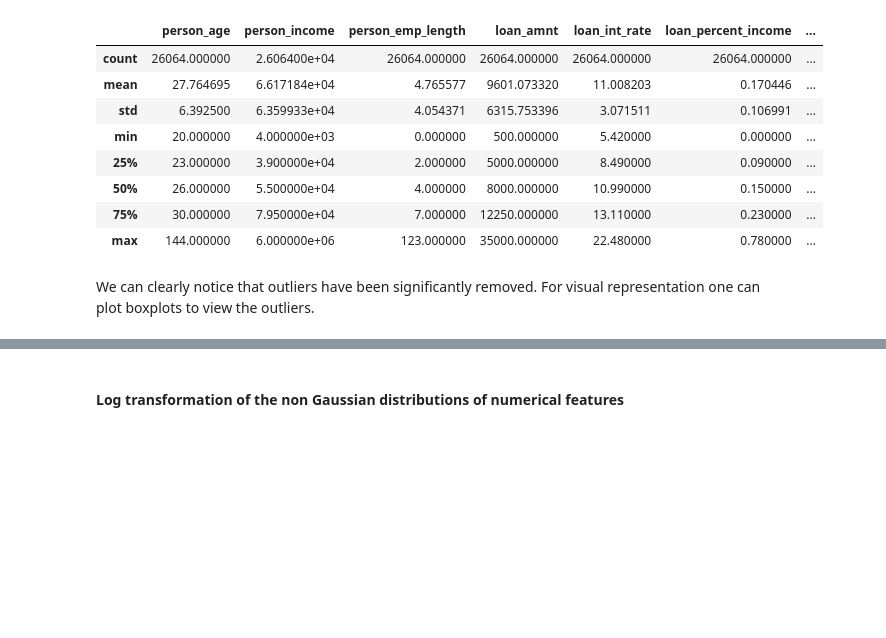
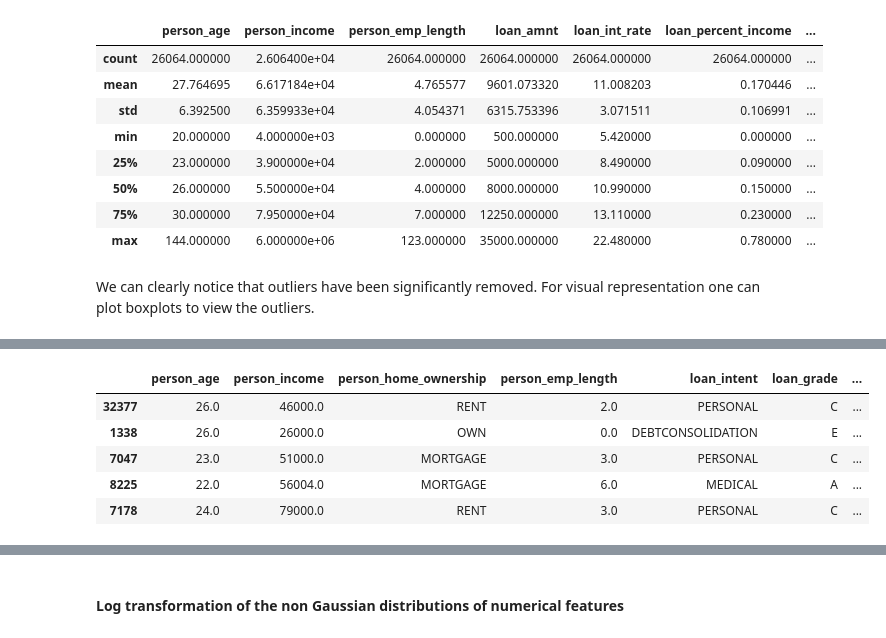
Before and after one commit to Prithvi2310/Loan-Approval-Prediction, a Jupyter notebook: ipynb files/Feature-Engineering.ipynb, the cells around one changed output, grey strips where cells are left out. Drawn from its saved outputs; the diff is of its cells as text; code cells hidden in the pictures; blank space fills up the shorter version.

Commit message:
Added new feature to the data

```diff
--- a/ipynb files/Feature-Engineering.ipynb
+++ b/ipynb files/Feature-Engineering.ipynb
@@ -146,4 +155,4 @@ train_data.describe()
 # %% [markdown]
 We can clearly notice that outliers have been significantly removed. For visual representation one can plot boxplots to view the outliers.
 # %%
-train_data = demo
+train_data = demo.copy()
@@ -149,0 +170,9 @@ train_data = demo
+# %%
+train_data.head()
+# %% [output]
+|  | person_age | person_income | person_home_ownership | person_emp_length | loan_intent | loan_grade | ... |
+| 32377 | 26.0 | 46000.0 | RENT | 2.0 | PERSONAL | C | ... |
+| 1338 | 26.0 | 26000.0 | OWN | 0.0 | DEBTCONSOLIDATION | E | ... |
+| 7047 | 23.0 | 51000.0 | MORTGAGE | 3.0 | PERSONAL | C | ... |
+| 8225 | 22.0 | 56004.0 | MORTGAGE | 6.0 | MEDICAL | A | ... |
+| 7178 | 24.0 | 79000.0 | RENT | 3.0 | PERSONAL | C | ... |
```
Also changed, not shown: parts of 9 cells of this notebook.
